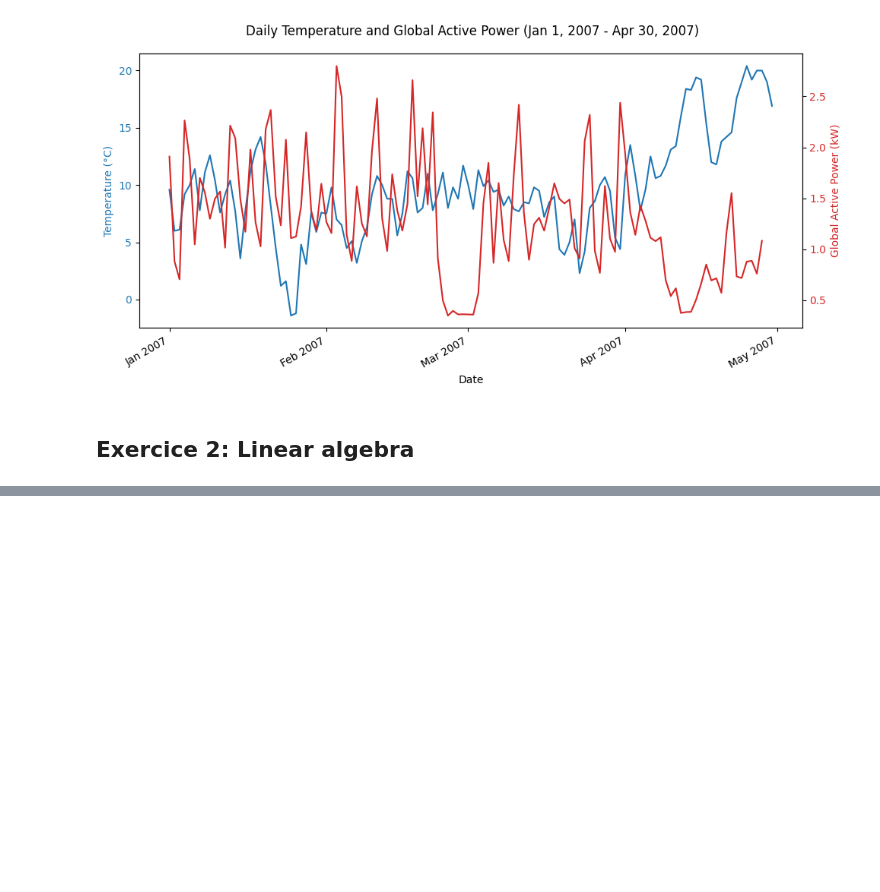
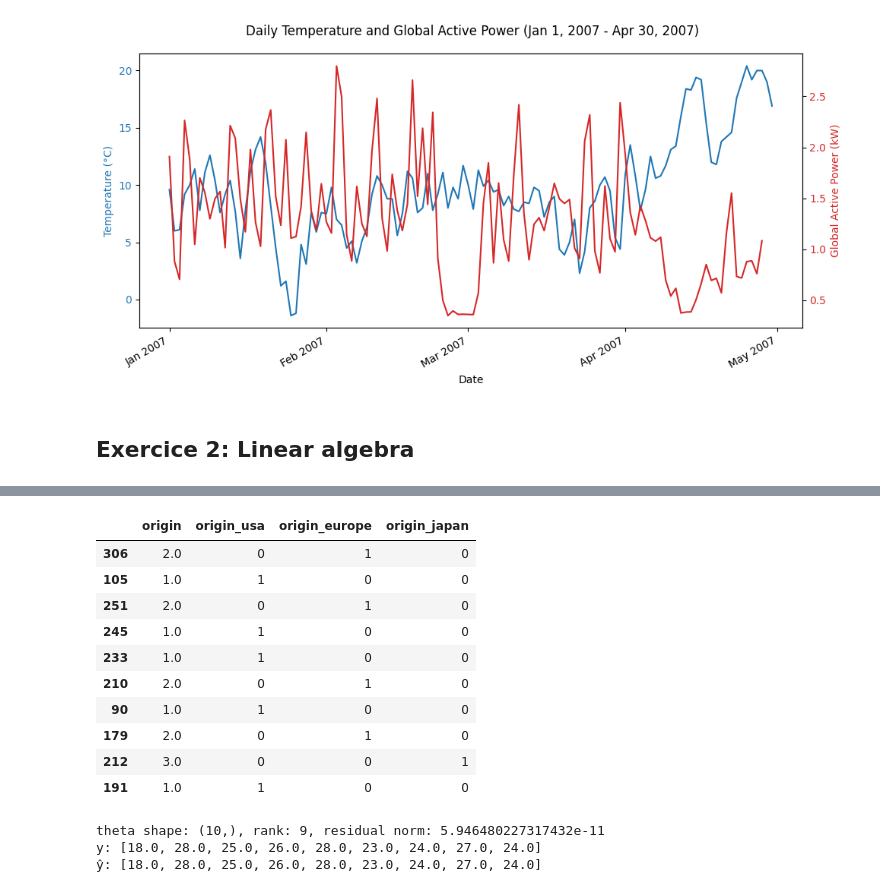
Before and after one commit to RaynorEtienn/Python4DataScience, a Jupyter notebook: Lab_2/romain_ETIENNE_x_Y.ipynb, the cells around one changed output, grey strips where cells are left out. Drawn from its saved outputs; the diff is of its cells as text; code cells hidden in the pictures; blank space fills up the shorter version.

```diff
--- a/Lab_2/romain_ETIENNE_x_Y.ipynb
+++ b/Lab_2/romain_ETIENNE_x_Y.ipynb
@@ -167,0 +228,49 @@ pass
+# %%
+# Aotamd - 17
+
+df["origin_usa"] = (df["origin"] == 1).astype("int8")
+df["origin_europe"] = (df["origin"] == 2).astype("int8")
+df["origin_japan"] = (df["origin"] == 3).astype("int8")
+
+df[["origin","origin_usa","origin_europe","origin_japan"]].sample(10)
+# %% [output]
+|  | origin | origin_usa | origin_europe | origin_japan |
+| 306 | 2.0 | 0 | 1 | 0 |
+| 105 | 1.0 | 1 | 0 | 0 |
+| 251 | 2.0 | 0 | 1 | 0 |
+| 245 | 1.0 | 1 | 0 | 0 |
+| 233 | 1.0 | 1 | 0 | 0 |
+| 210 | 2.0 | 0 | 1 | 0 |
+| 90 | 1.0 | 1 | 0 | 0 |
+| 179 | 2.0 | 0 | 1 | 0 |
+| 212 | 3.0 | 0 | 0 | 1 |
+| 191 | 1.0 | 1 | 0 | 0 |
+# %%
+# Aotamd - 18
+
+sel = (
+    df.sort_values(["origin", "model_year"]) \
+      .drop_duplicates(["origin", "model_year"]) \
+      .groupby("origin", group_keys=False) \
+      .head(3)
+)
+
+#print(sel.head(9))  # verification
+
+features = [
+    "cylinders","displacement","horsepower","weight",
+    "acceleration","model_year","origin_usa","origin_europe","origin_japan"
+]
+X = np.column_stack([np.ones(len(sel)), sel[features].to_numpy()])
+y = sel["mpg"].to_numpy()
+
+theta, residuals, rank, s = np.linalg.lstsq(X, y, rcond=None)
+y_hat = X @ theta
+
+print(f"theta shape: {theta.shape}, rank: {rank}, residual norm: {float(np.linalg.norm(y - y_hat))}")
+print("y:", np.round(y,3).tolist())
+print("ŷ:", np.round(y_hat,3).tolist())
+# %% [output]
+theta shape: (10,), rank: 9, residual norm: 5.946480227317432e-11
+y: [18.0, 28.0, 25.0, 26.0, 28.0, 23.0, 24.0, 27.0, 24.0]
+ŷ: [18.0, 28.0, 25.0, 26.0, 28.0, 23.0, 24.0, 27.0, 24.0]
```
Also changed, not shown: parts of 14 cells of this notebook.
